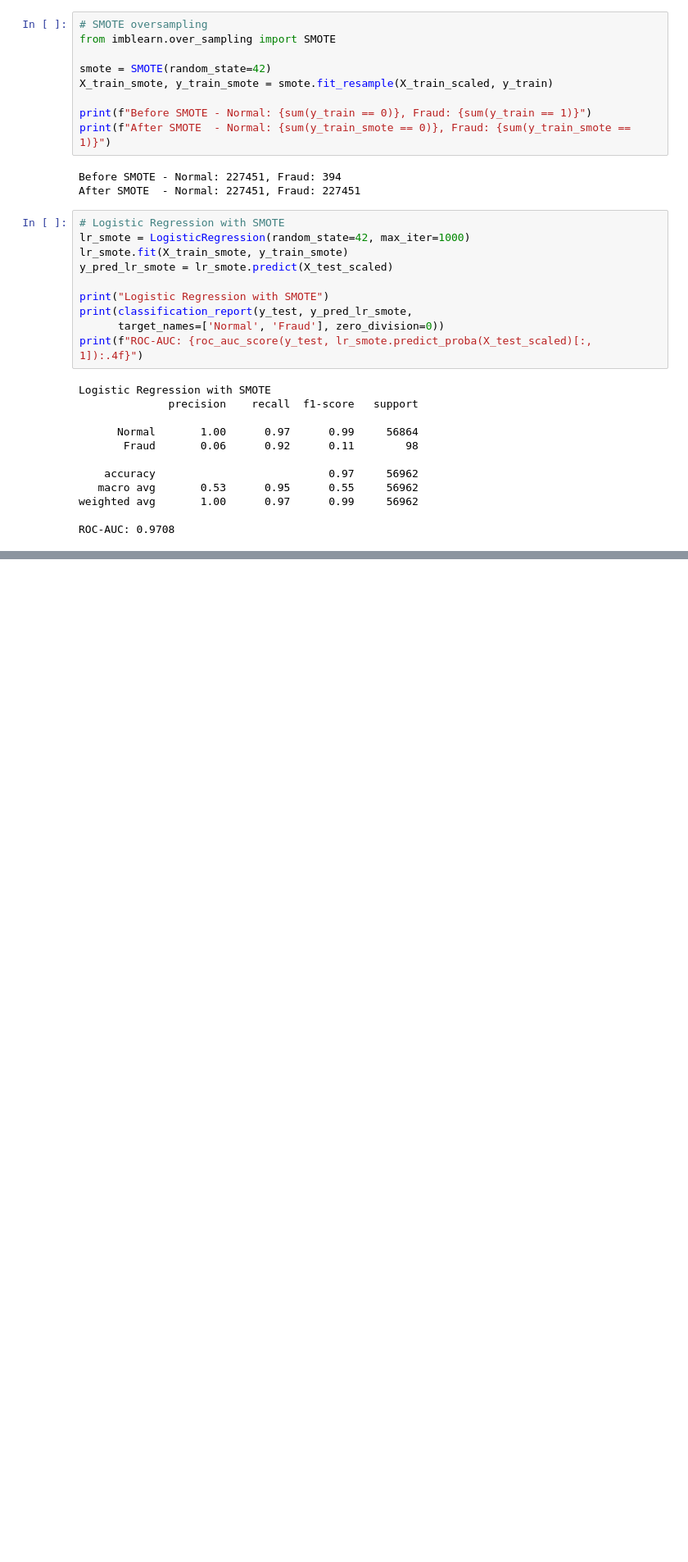
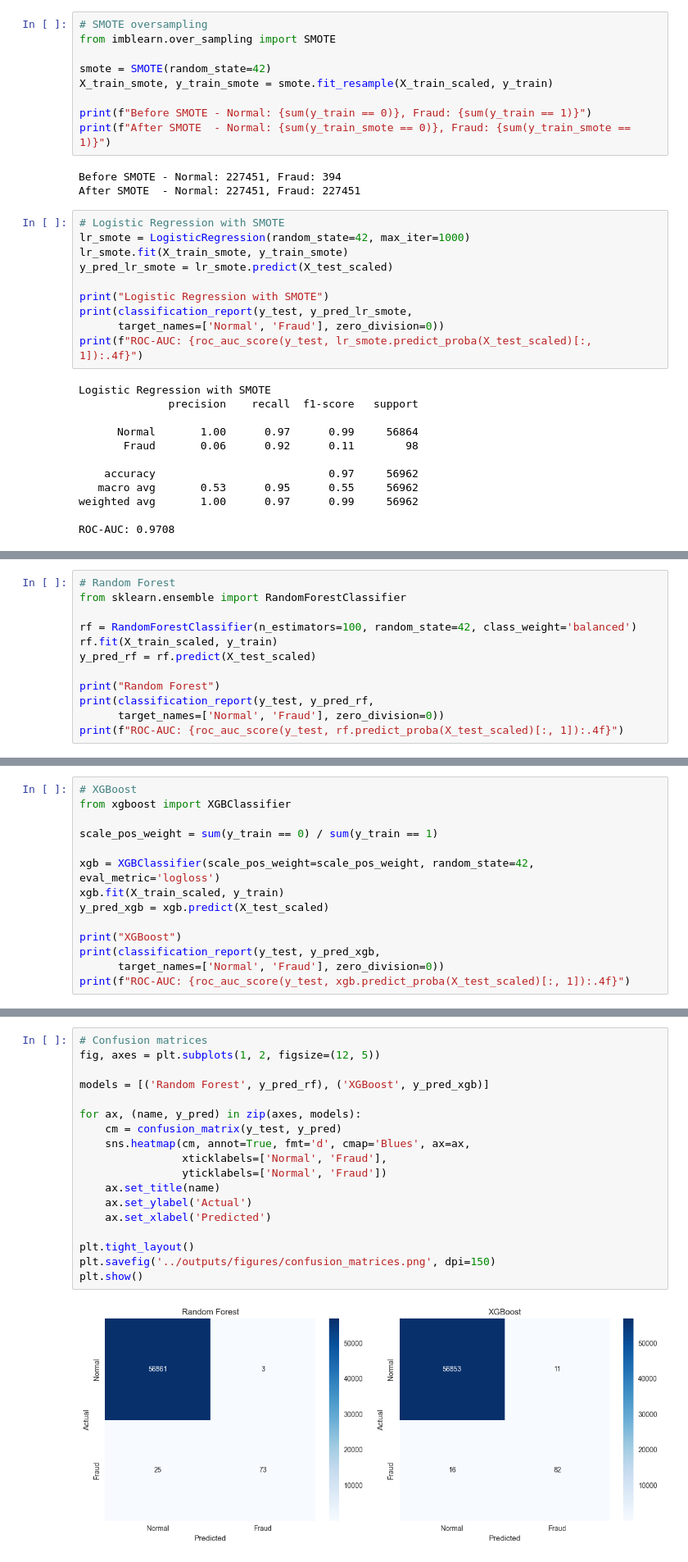
Before and after one commit to emirhannkilic/fraud-detection-simulator, a Jupyter notebook: notebooks/02_Modeling.ipynb, the cells around one changed output, grey strips where cells are left out. Shown at 82% size. Cells and saved outputs as stored; diff of their text form; blank space fills up the shorter version.

Commit message:
sprint 2: modeling complete, update README

```diff
--- a/notebooks/02_Modeling.ipynb
+++ b/notebooks/02_Modeling.ipynb
@@ -129,0 +152,12 @@ ROC-AUC: 0.9708
+# %%
+# Random Forest
+from sklearn.ensemble import RandomForestClassifier
+
+rf = RandomForestClassifier(n_estimators=100, random_state=42, class_weight='balanced')
+rf.fit(X_train_scaled, y_train)
+y_pred_rf = rf.predict(X_test_scaled)
+
+print("Random Forest")
+print(classification_report(y_test, y_pred_rf,
+      target_names=['Normal', 'Fraud'], zero_division=0))
+print(f"ROC-AUC: {roc_auc_score(y_test, rf.predict_proba(X_test_scaled)[:, 1]):.4f}")
@@ -129,0 +176,14 @@ ROC-AUC: 0.9708
+# %%
+# XGBoost
+from xgboost import XGBClassifier
+
+scale_pos_weight = sum(y_train == 0) / sum(y_train == 1)
+
+xgb = XGBClassifier(scale_pos_weight=scale_pos_weight, random_state=42, eval_metric='logloss')
+xgb.fit(X_train_scaled, y_train)
+y_pred_xgb = xgb.predict(X_test_scaled)
+
+print("XGBoost")
+print(classification_report(y_test, y_pred_xgb,
+      target_names=['Normal', 'Fraud'], zero_division=0))
+print(f"ROC-AUC: {roc_auc_score(y_test, xgb.predict_proba(X_test_scaled)[:, 1]):.4f}")
@@ -129,0 +202,20 @@ ROC-AUC: 0.9708
+# %%
+# Confusion matrices
+fig, axes = plt.subplots(1, 2, figsize=(12, 5))
+
+models = [('Random Forest', y_pred_rf), ('XGBoost', y_pred_xgb)]
+
+for ax, (name, y_pred) in zip(axes, models):
+    cm = confusion_matrix(y_test, y_pred)
+    sns.heatmap(cm, annot=True, fmt='d', cmap='Blues', ax=ax,
+                xticklabels=['Normal', 'Fraud'],
+                yticklabels=['Normal', 'Fraud'])
+    ax.set_title(name)
+    ax.set_ylabel('Actual')
+    ax.set_xlabel('Predicted')
+
+plt.tight_layout()
+plt.savefig('../outputs/figures/confusion_matrices.png', dpi=150)
+plt.show()
+# %% [output]
+[figure, added]
```
Also changed, not shown: parts of 3 cells of this notebook.
